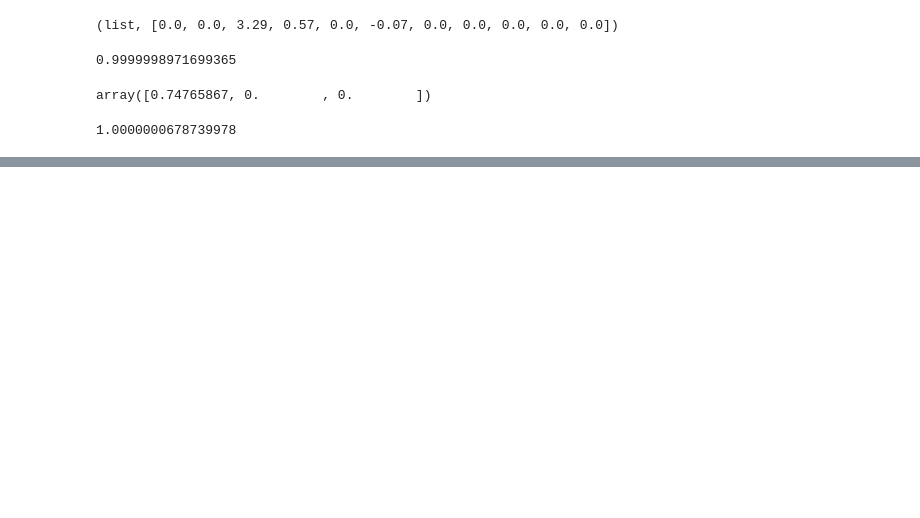
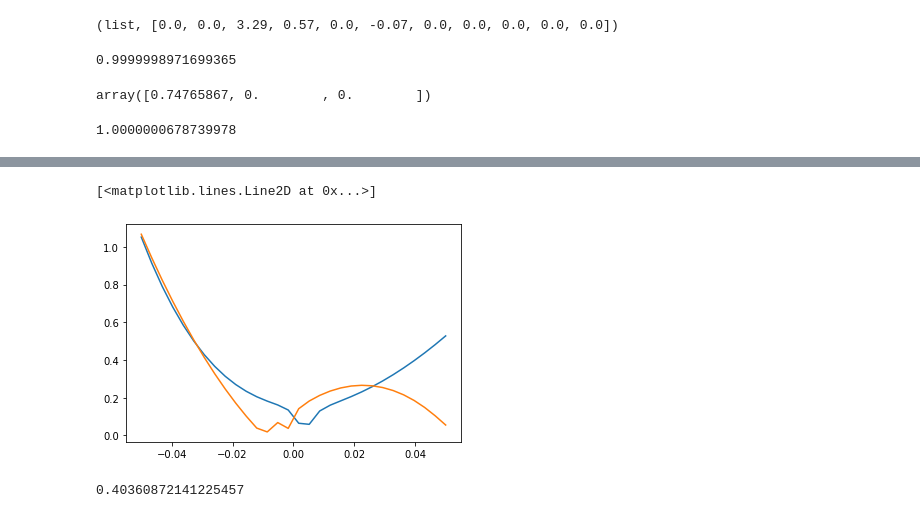
Before and after one commit to pietrodelugas/plot_tommaso, a Jupyter notebook: note_book_prova1.ipynb, the cells around one changed output, grey strips where cells are left out. Cells and saved outputs as stored; diff of their text form; code cells hidden in the pictures; blank space fills up the shorter version.

```diff
--- a/note_book_prova1.ipynb
+++ b/note_book_prova1.ipynb
@@ -138,2 +155,29 @@ h,ks,l
+# %%
+def steepest_descent_gap(o, disp,parms, v='fw'):
+    direct = np.array([[  0.445836 , -0.257404 ,  0.857306],
+                   [ 0.000000  , 0.514807  , 0.857306 ],
+                   [-0.445836  , -0.257404 , 0.857306 ]])
+    #
+    gap = lambda q: bulk_disp(*q,branch=1,**parms)-bulk_disp(*q,branch=0, **parms)
+    g = gap(o)
+    grad = gap_grad(o,disp, parms, v)
+    new_q_2D = -g/grad.dot(grad) * grad
+    new_q_3D = np.array([new_q_2D[0],new_q_2D[1], 0.0])
+    new_q_frac = o + direct.T.dot(new_q_3D)
+    return(gap(new_q_frac))
+# %%
+gs = lambda s,d,par: steepest_descent_gap(k+s*d_frac[d],0.0001,par,v='both')
+gsline  = [gs(s,0,inp) for s in np.linspace(-1.0,1.0,30)]
+gsline1 = [gs(s,1,inp) for s in np.linspace(-1.0,1.0,30)]
+gsline
+plt.plot(0.1 * np.linspace(-0.5,0.5,30), gsline)
+plt.plot(0.1 * np.linspace(-0.5,0.5,30), gsline1)
+# %% [output]
+[<matplotlib.lines.Line2D at 0x...>]
+[figure, added]
+# %%
+gap(k,inp)
+# %% [output]
+0.40360872141225457
 # %%
 inp
```
Also changed, not shown: parts of 16 cells of this notebook.
